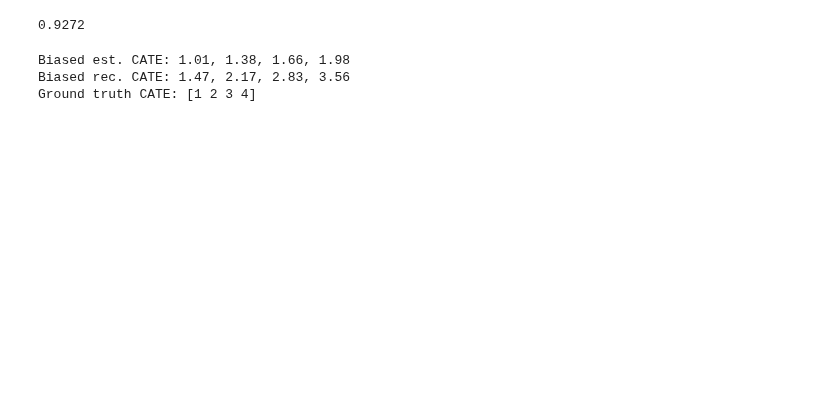
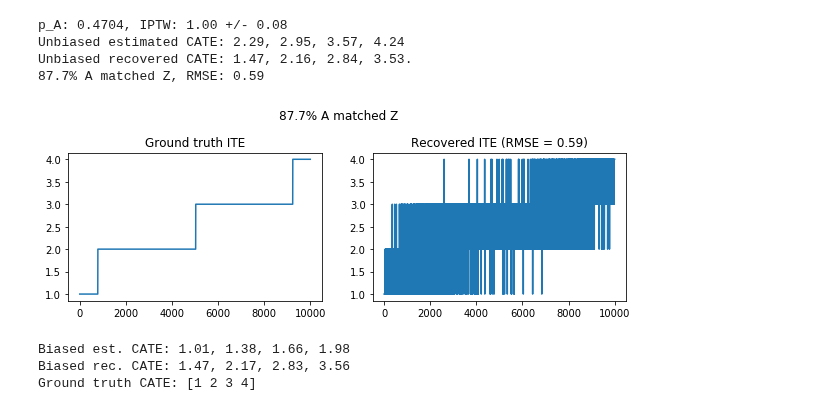
Before and after one commit to yanboxu/split-treatment-simulation, a Jupyter notebook: simulation.ipynb, the cells around one changed output. Cells and saved outputs as stored; diff of their text form; code cells hidden in the pictures; blank space fills up the shorter version.

```diff
--- a/simulation.ipynb
+++ b/simulation.ipynb
@@ -96,3 +119,18 @@ Text(0, 0.5, 'RMSE')
+# %%
+xDim = 50
+nSim = 10000
+p_AgivenZ = 0.9
+p_AgivenNotZ = 0.1
+
+X_data, Y_data, A_data, nObs, Group_data, Y_0_data, Y_1_data, Z, A = sim_Unobs_Data(xDim, nSim, p_AgivenZ, p_AgivenNotZ)
+Yhat_0, Yhat_1 = fit_IPTW_LR(X_data, A_data, nObs)
+a_matched_z, rmse = evaluation(Yhat_0, Yhat_1, Group_data, Y_0_data, Y_1_data, A, Z)
+# %% [output]
+p_A: 0.4704, IPTW: 1.00 +/- 0.08
+Unbiased estimated CATE: 2.29, 2.95, 3.57, 4.24
+Unbiased recovered CATE: 1.47, 2.16, 2.84, 3.53.
+87.7% A matched Z, RMSE: 0.59
+[figure, added]
 # %%
 def sim_Data(xDim, nSim, p_AgivenZ, p_AgivenNotZ):
     #** Follow the graph to generate Y
@@ -161,10 +252,6 @@ def fit_IPTW_LR(X_data, A_data, nObs):
     Yhat_1 = model.predict(np.concatenate((X_data,X_data, np.ones((nObs,1))),1))
 
     return Yhat_0, Yhat_1
-# %%
-sum(A == Z)/len(Z)
-# %% [output]
-0.9272
 # %%
 def evaluation(Yhat_0, Yhat_1, Group_data, Y_0_data, Y_1_data, A, Z):
     print('Unbiased estimated CATE: {:.2f}, {:.2f}, {:.2f}, {:.2f}'.format(
```
Also changed, not shown: parts of 8 cells of this notebook.
